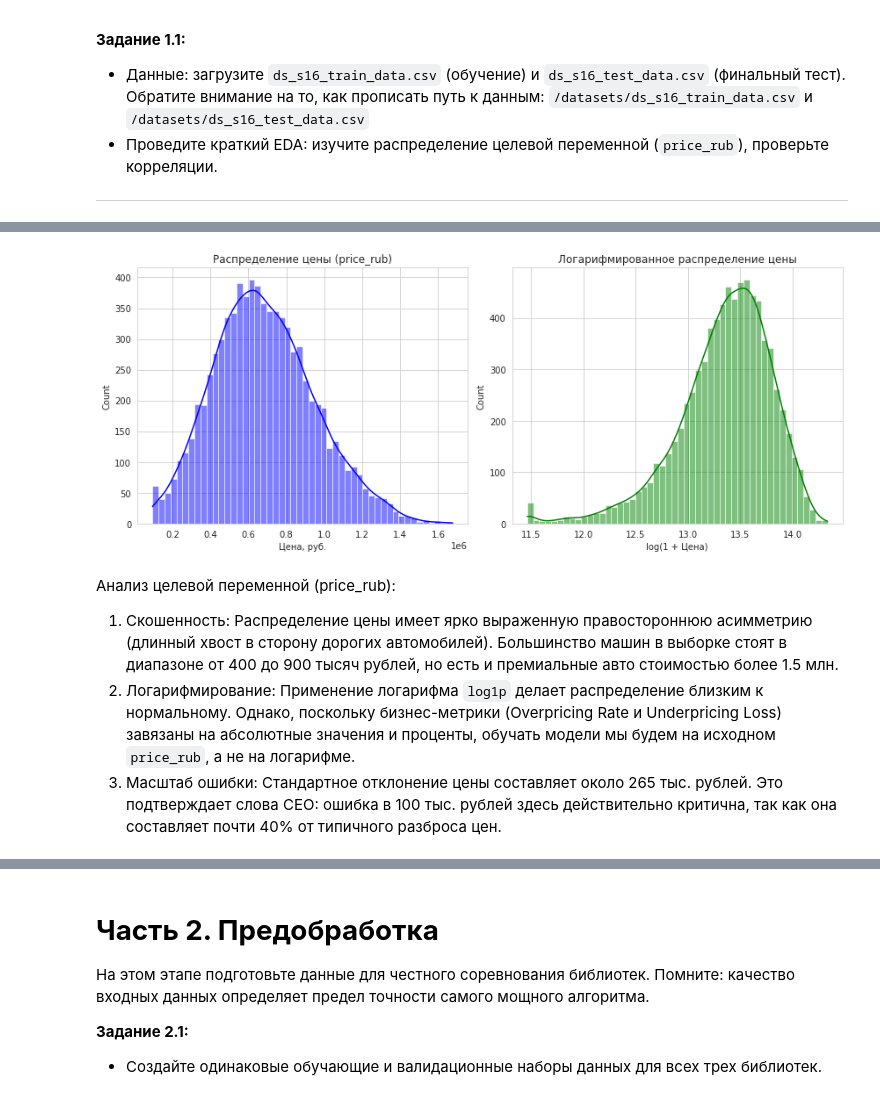
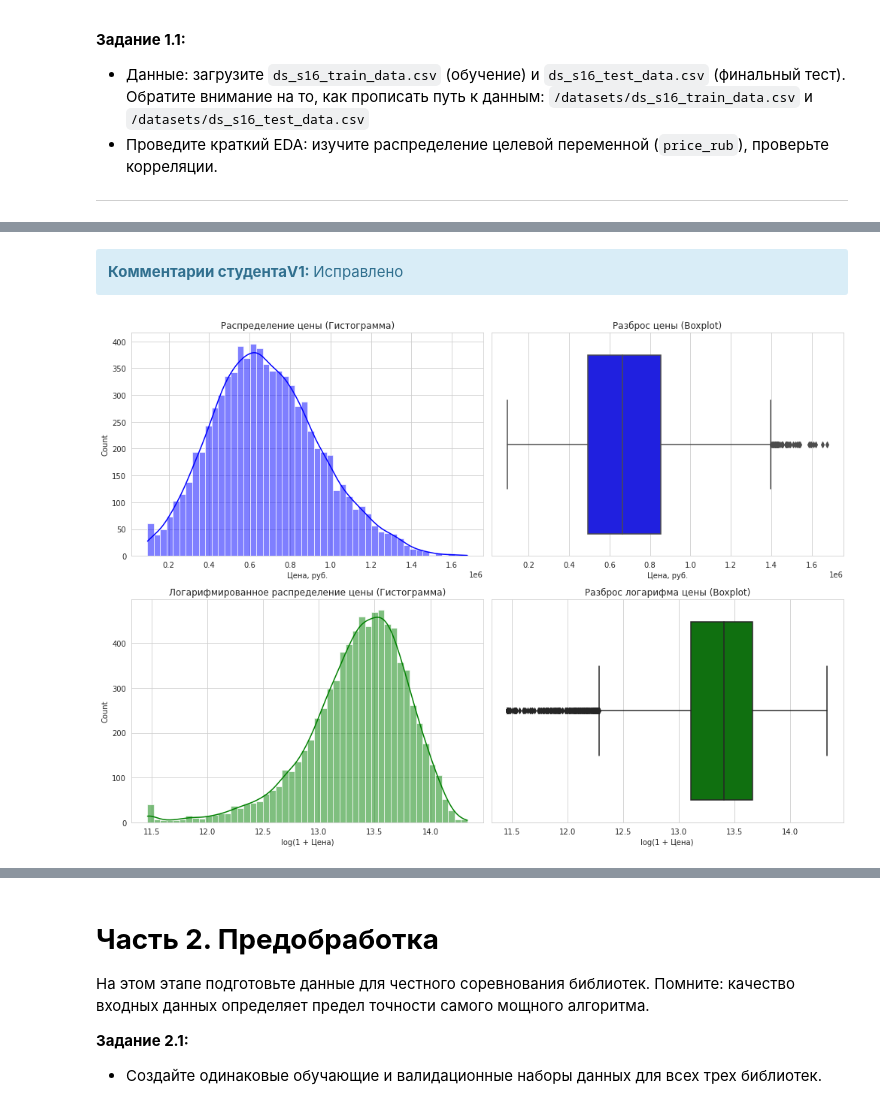
Before and after one commit to MllII/balance-auto-ml-evaluation, a Jupyter notebook: balance-auto-ml-evaluation.ipynb, the cells around one changed output, grey strips where cells are left out. Drawn from its saved outputs; the diff is of its cells as text; code cells hidden in the pictures.

```diff
--- a/balance-auto-ml-evaluation.ipynb
+++ b/balance-auto-ml-evaluation.ipynb
@@ -134,0 +158,15 @@ memory usage: 812.6+ KB
+# %%
+# Константы проекта
+RANDOM_SEED = 42
+TRAIN_PATH = '/datasets/ds_s16_train_data.csv'
+TEST_PATH = '/datasets/ds_s16_test_data.csv'
+TEST_SIZE = 0.2 # 20% данных уходит на валидацию
+# %%
+# Загрузка данных
+train = pd.read_csv(TRAIN_PATH)
+test = pd.read_csv(TEST_PATH)
+
+print(f"Данные загружены. Train: {train.shape}, Test: {test.shape}")
+
+# Смотрим случайные 5 строк, чтобы увидеть разные примеры (а не только первые)
+display(train.sample(5, random_state=RANDOM_SEED))
@@ -161,26 +267,32 @@ Index: []
+# %% [markdown]
+<div class="alert alert-info"> <b>Комментарии студентаV1:
+    </b>
+    Исправлено</div>
 # %%
 # 1.4. Распределение целевой переменной (price_rub)
-plt.figure(figsize=(12, 5))
+fig, axes = plt.subplots(2, 2, figsize=(14, 10))
 
-# Обычное распределение
-plt.subplot(1, 2, 1)
-sns.histplot(train['price_rub'], bins=50, kde=True, color='blue')
-plt.title('Распределение цены (price_rub)')
-plt.xlabel('Цена, руб.')
+# Обычное распределение (Гистограмма)
+sns.histplot(train['price_rub'], bins=50, kde=True, color='blue', ax=axes[0, 0])
+axes[0, 0].set_title('Распределение цены (Гистограмма)')
+axes[0, 0].set_xlabel('Цена, руб.')
 
-# Логарифмированное распределение (чтобы убрать скошенность)
-plt.subplot(1, 2, 2)
-sns.histplot(np.log1p(train['price_rub']), bins=50, kde=True, color='green')
-plt.title('Логарифмированное распределение цены')
-plt.xlabel('log(1 + Цена)')
+# Обычное распределение (Boxplot для выбросов)
+sns.boxplot(x=train['price_rub'], color='blue', ax=axes[0, 1])
+axes[0, 1].set_title('Разброс цены (Boxplot)')
+axes[0, 1].set_xlabel('Цена, руб.')
+
+# Логарифмированное распределение (Гистограмма)
+sns.histplot(np.log1p(train['price_rub']), bins=50, kde=True, color='green', ax=axes[1, 0])
+axes[1, 0].set_title('Логарифмированное распределение цены (Гистограмма)')
+axes[1, 0].set_xlabel('log(1 + Цена)')
+
+# Логарифмированное распределение (Boxplot)
+sns.boxplot(x=np.log1p(train['price_rub']), color='green', ax=axes[1, 1])
+axes[1, 1].set_title('Разброс логарифма цены (Boxplot)')
+axes[1, 1].set_xlabel('log(1 + Цена)')
 
 plt.tight_layout()
 plt.show()
 # %% [output]
-[figure, old version]
+[figure, new version]
-# %% [markdown]
-Анализ целевой переменной (price_rub):
-
-1. Скошенность: Распределение цены имеет ярко выраженную правостороннюю асимметрию (длинный хвост в сторону дорогих автомобилей). Большинство машин в выборке стоят в диапазоне от 400 до 900 тысяч рублей, но есть и премиальные авто стоимостью более 1.5 млн.
-2. Логарифмирование: Применение логарифма `log1p` делает распределение близким к нормальному. Однако, поскольку бизнес-метрики (Overpricing Rate и Underpricing Loss) завязаны на абсолютные значения и проценты, обучать модели мы будем на исходном `price_rub`, а не на логарифме.
-3. Масштаб ошибки: Стандартное отклонение цены составляет около 265 тыс. рублей. Это подтверждает слова CEO: ошибка в 100 тыс. рублей здесь действительно критична, так как она составляет почти 40% от типичного разброса цен.
```
Also changed, not shown: parts of 100 cells of this notebook, 1 other file.
